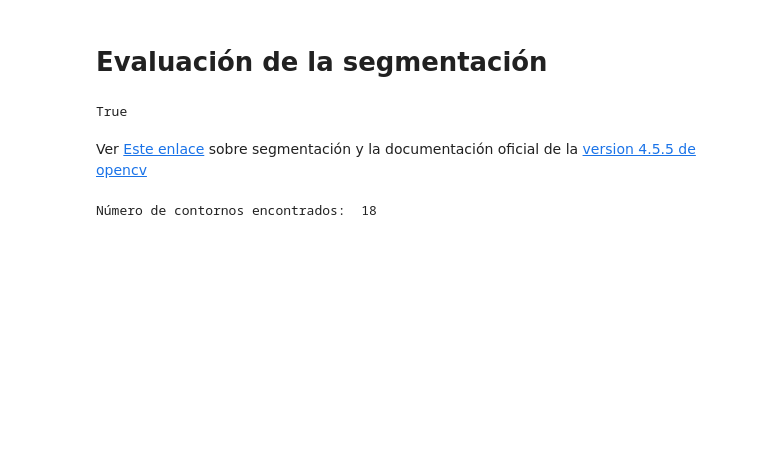
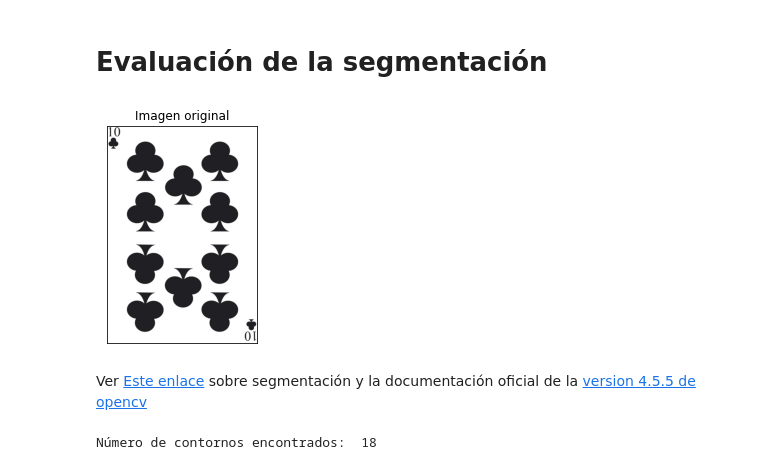
Before and after one commit to genomorro/unir, a Jupyter notebook: main.ipynb, the cells around one changed output. Saved outputs shown, nothing was run; the diff lists cells and outputs as text; code cells hidden in the pictures; blank space fills up the shorter version.

```diff
--- a/main.ipynb
+++ b/main.ipynb
@@ -16,10 +16,13 @@ img_rgb = cv.imread('im/rgb.png', cv.IMREAD_GRAYSCALE)
 # %%
 im = imc_10t
 # Los números son las intensidades min y máx para identificar el borde
 canny = cv.Canny(im, 25, 100)
 cv.imwrite('out/canny.jpg', canny)
+plt.imshow(im)
+plt.title("Imagen original"), plt.xticks([]), plt.yticks([])
+plt.show()
 # %% [output]
-True
+[figure, added]
 # %% [markdown]
 Ver [Este enlace](https://circuitdigest.com/tutorial/image-segmentation-using-opencv) sobre segmentación y la documentación oficial de la [version 4.5.5 de opencv](https://docs.opencv.org/4.5.5/d4/d73/tutorial_py_contours_begin.html)
 # %%
```
Also changed, not shown: parts of 1 cell of this notebook.
